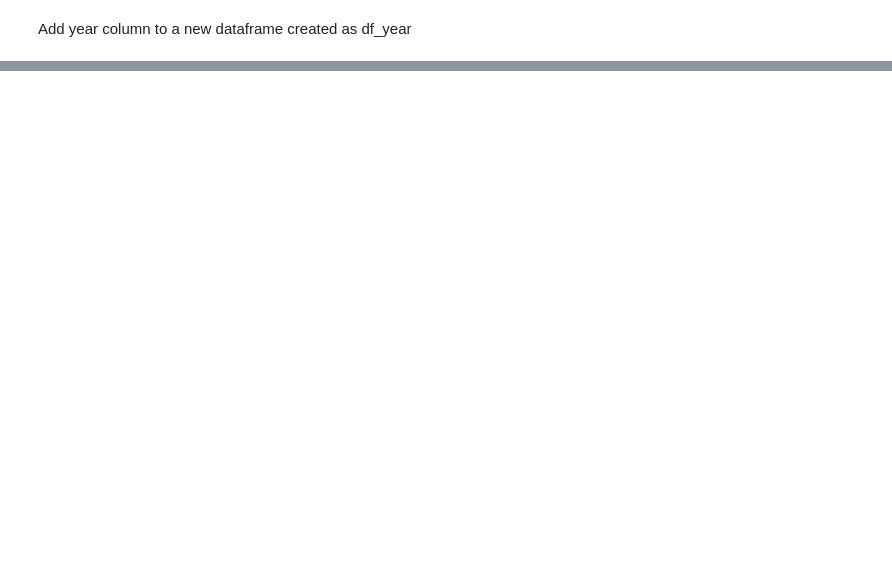
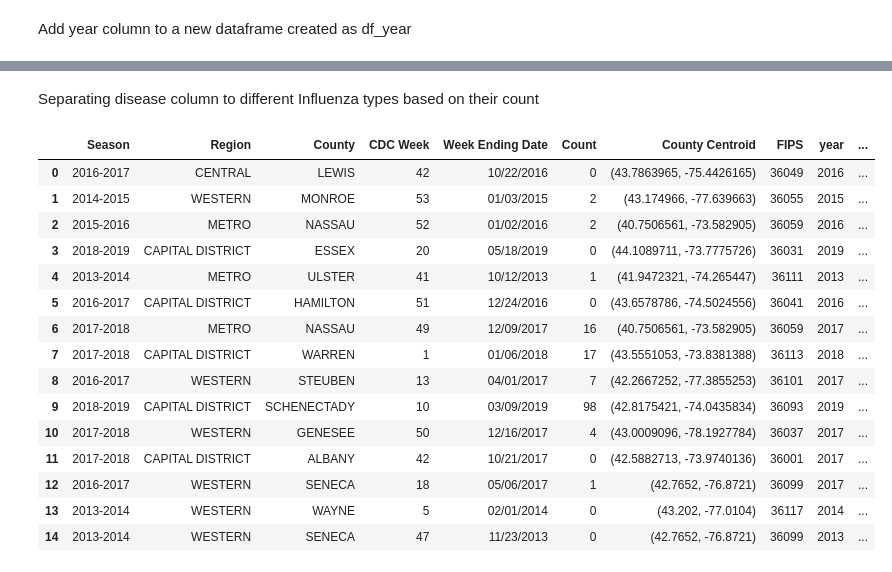
Before and after one commit to shivasanketh-rm/InfluenzaOutbreaks, a Jupyter notebook: InfluenzaOutbreak_DataPreparation.ipynb, the cells around one changed output, grey strips where cells are left out. Saved outputs shown, nothing was run; the diff lists cells and outputs as text; code cells hidden in the pictures; blank space fills up the shorter version.

Commit message:
Separating different Influenza types
One hot encoding of Diseases as per our need

```diff
--- a/InfluenzaOutbreak_DataPreparation.ipynb
+++ b/InfluenzaOutbreak_DataPreparation.ipynb
@@ -38,3 +39,28 @@ df_year.head()
 | 2 | 2015-2016 | METRO | NASSAU | 52 | 01/02/2016 | INFLUENZA_B | 2 | (40.7506561, -73.582905) | 36059 | ... |
 | 3 | 2018-2019 | CAPITAL DISTRICT | ESSEX | 20 | 05/18/2019 | INFLUENZA_B | 0 | (44.1089711, -73.7775726) | 36031 | ... |
 | 4 | 2013-2014 | METRO | ULSTER | 41 | 10/12/2013 | INFLUENZA_B | 1 | (41.9472321, -74.265447) | 36111 | ... |
+# %% [markdown]
+Separating disease column to different Influenza types based on their count
+# %%
+#One hot encoding Disease column
+
+df_count = pd.get_dummies(df_year, columns=['Disease'])
+#df_count.shape
+df_count.head(15)
+# %% [output]
+|  | Season | Region | County | CDC Week | Week Ending Date | Count | County Centroid | FIPS | year | ... |
+| 0 | 2016-2017 | CENTRAL | LEWIS | 42 | 10/22/2016 | 0 | (43.7863965, -75.4426165) | 36049 | 2016 | ... |
+| 1 | 2014-2015 | WESTERN | MONROE | 53 | 01/03/2015 | 2 | (43.174966, -77.639663) | 36055 | 2015 | ... |
+| 2 | 2015-2016 | METRO | NASSAU | 52 | 01/02/2016 | 2 | (40.7506561, -73.582905) | 36059 | 2016 | ... |
+| 3 | 2018-2019 | CAPITAL DISTRICT | ESSEX | 20 | 05/18/2019 | 0 | (44.1089711, -73.7775726) | 36031 | 2019 | ... |
+| 4 | 2013-2014 | METRO | ULSTER | 41 | 10/12/2013 | 1 | (41.9472321, -74.265447) | 36111 | 2013 | ... |
+| 5 | 2016-2017 | CAPITAL DISTRICT | HAMILTON | 51 | 12/24/2016 | 0 | (43.6578786, -74.5024556) | 36041 | 2016 | ... |
+| 6 | 2017-2018 | METRO | NASSAU | 49 | 12/09/2017 | 16 | (40.7506561, -73.582905) | 36059 | 2017 | ... |
+| 7 | 2017-2018 | CAPITAL DISTRICT | WARREN | 1 | 01/06/2018 | 17 | (43.5551053, -73.8381388) | 36113 | 2018 | ... |
+| 8 | 2016-2017 | WESTERN | STEUBEN | 13 | 04/01/2017 | 7 | (42.2667252, -77.3855253) | 36101 | 2017 | ... |
+| 9 | 2018-2019 | CAPITAL DISTRICT | SCHENECTADY | 10 | 03/09/2019 | 98 | (42.8175421, -74.0435834) | 36093 | 2019 | ... |
+| 10 | 2017-2018 | WESTERN | GENESEE | 50 | 12/16/2017 | 4 | (43.0009096, -78.1927784) | 36037 | 2017 | ... |
+| 11 | 2017-2018 | CAPITAL DISTRICT | ALBANY | 42 | 10/21/2017 | 0 | (42.5882713, -73.9740136) | 36001 | 2017 | ... |
+| 12 | 2016-2017 | WESTERN | SENECA | 18 | 05/06/2017 | 1 | (42.7652, -76.8721) | 36099 | 2017 | ... |
+| 13 | 2013-2014 | WESTERN | WAYNE | 5 | 02/01/2014 | 0 | (43.202, -77.0104) | 36117 | 2014 | ... |
+| 14 | 2013-2014 | WESTERN | SENECA | 47 | 11/23/2013 | 0 | (42.7652, -76.8721) | 36099 | 2013 | ... |
```
Also changed, not shown: parts of 7 cells of this notebook.
